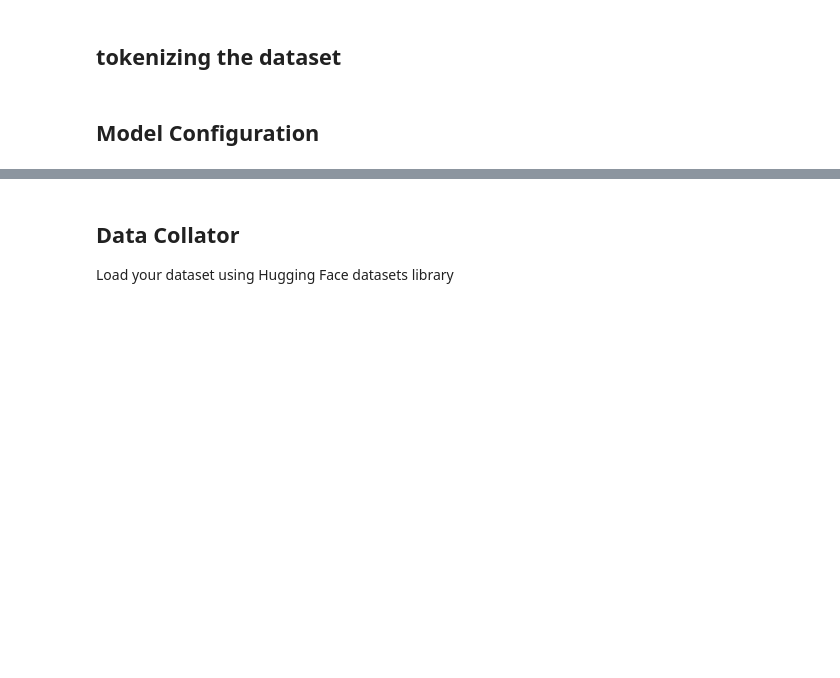
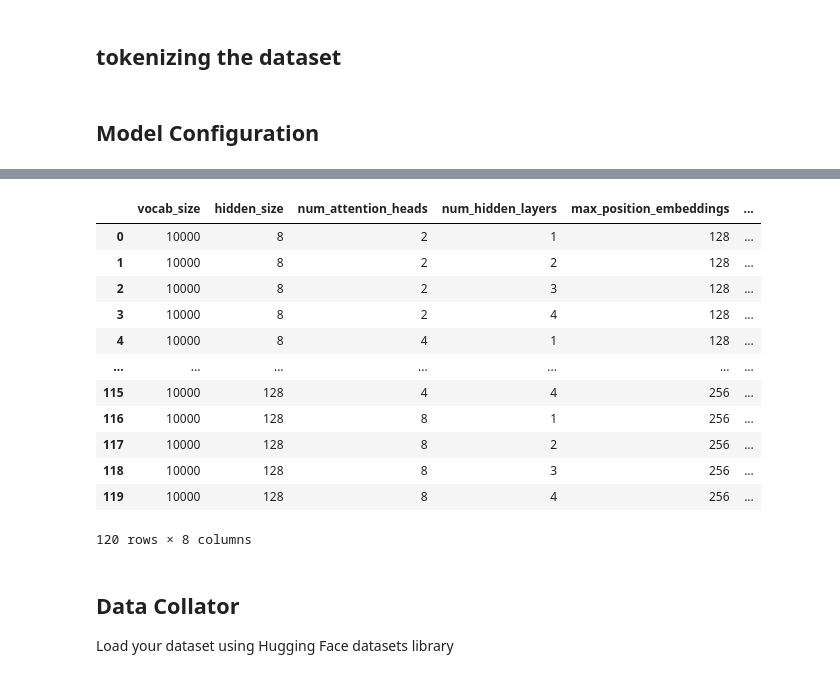
Before and after one commit to shahriarivari/Pretrain_BERT_from_scratch_on_persian_text, a Jupyter notebook: Persian_sentiment_analysis.ipynb, the cells around one changed output, grey strips where cells are left out. Cells and saved outputs as stored; diff of their text form; code cells hidden in the pictures; blank space fills up the shorter version.

Commit message:
added code to save different model parameters and sizes

```diff
--- a/Persian_sentiment_analysis.ipynb
+++ b/Persian_sentiment_analysis.ipynb
@@ -271,13 +271,35 @@ tokenized_test_dataset.set_format(type="torch", columns=["input_ids", "attention
 # %% [markdown]
 ## Model Configuration
 # %%
+vocab_size = 10000
+max_length = 256
 # Model Configuration
 model_config = BertConfig(
     vocab_size=vocab_size,
-    hidden_size=32,  # Adjust as needed
-    num_attention_heads=2,  # Adjust as needed
+    hidden_size=128,  # Adjust as needed
+    num_attention_heads=8,  # Adjust as needed
     num_hidden_layers=2,  # Adjust as needed
     max_position_embeddings=max_length,
 )
 # Model Initialization
 model = BertForMaskedLM(config=model_config)
+# %%
+# Calculate parameters for transformer layers
+num_parameters_transformer = (
+    (model_config.num_attention_heads * model_config.hidden_size) * 3 +
+    model_config.hidden_size * 4
+) * model_config.num_hidden_layers
+
+# Calculate parameters for embedding layer
+num_parameters_embedding = (
+    vocab_size * model_config.hidden_size +  # Token embeddings
+    model_config.hidden_size +  # Position embeddings
+    max_length * model_config.hidden_size  # Position embeddings for each position
+)
+
+# Total number of parameters
+total_parameters = num_parameters_transformer + num_parameters_embedding
+
+print("Number of parameters for transformer layers:", num_parameters_transformer)
+print("Number of parameters for embedding layer:", num_parameters_embedding)
+print("Total number of parameters in the model:", total_parameters)
@@ -284,3 +388,19 @@ model = BertForMaskedLM(config=model_config)
+# %%
+results_df
+# %% [output]
+|  | vocab_size | hidden_size | num_attention_heads | num_hidden_layers | max_position_embeddings | ... |
+| 0 | 10000 | 8 | 2 | 1 | 128 | ... |
+| 1 | 10000 | 8 | 2 | 2 | 128 | ... |
+| 2 | 10000 | 8 | 2 | 3 | 128 | ... |
+| 3 | 10000 | 8 | 2 | 4 | 128 | ... |
+| 4 | 10000 | 8 | 4 | 1 | 128 | ... |
+| ... | ... | ... | ... | ... | ... | ... |
+| 115 | 10000 | 128 | 4 | 4 | 256 | ... |
+| 116 | 10000 | 128 | 8 | 1 | 256 | ... |
+| 117 | 10000 | 128 | 8 | 2 | 256 | ... |
+| 118 | 10000 | 128 | 8 | 3 | 256 | ... |
+| 119 | 10000 | 128 | 8 | 4 | 256 | ... |
+120 rows × 8 columns
 # %% [markdown]
 ## Data Collator
 Load your dataset using Hugging Face datasets library
```
Also changed, not shown: parts of 3 cells of this notebook.
